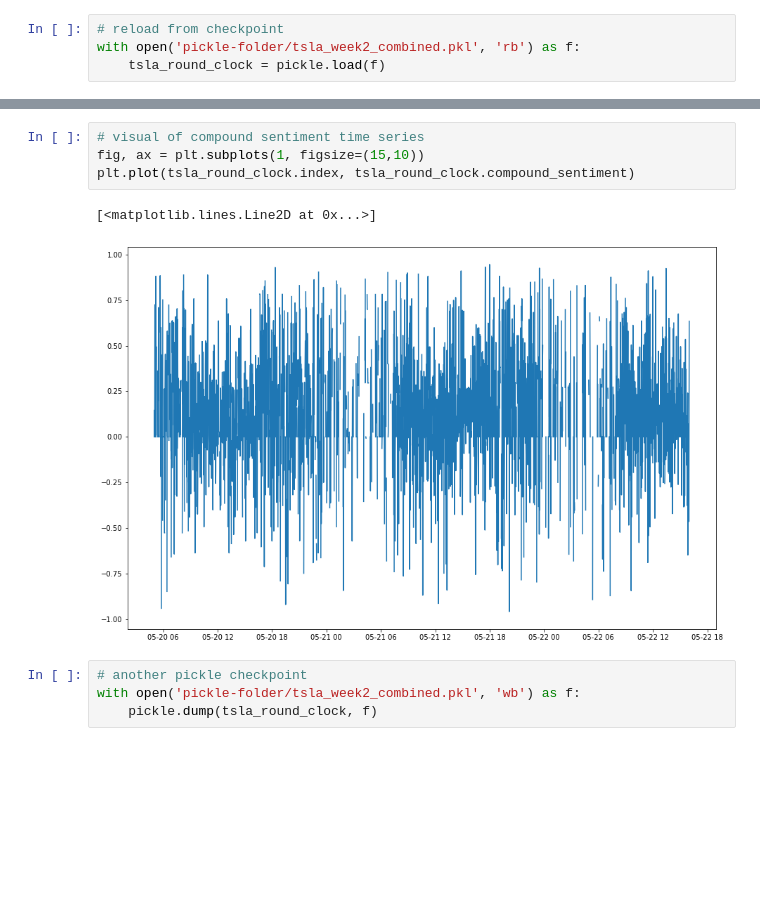
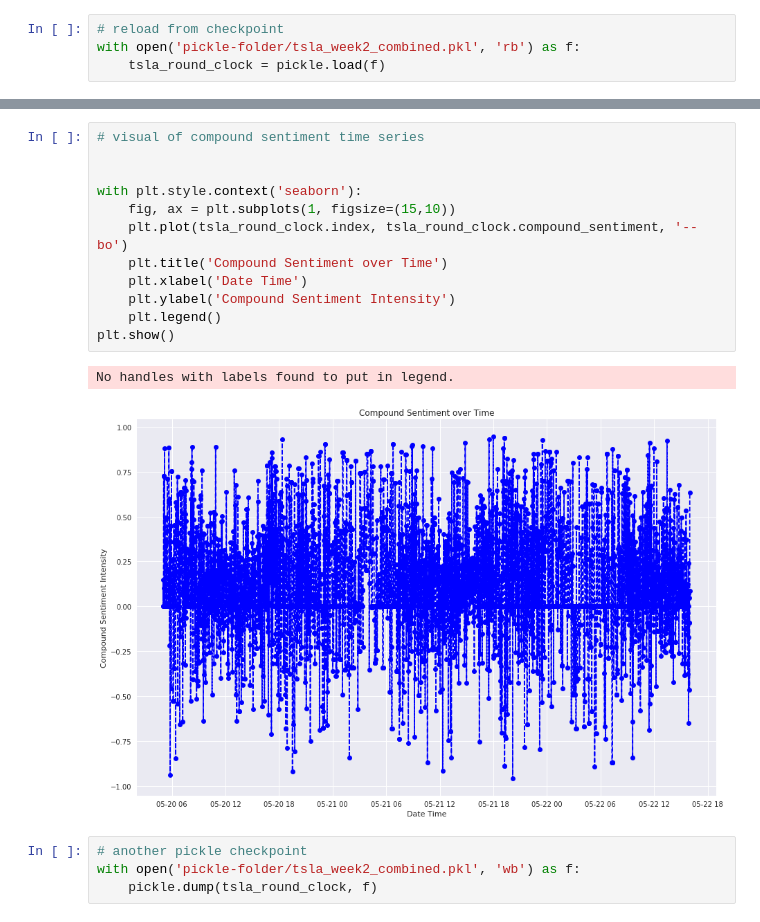
Before and after one commit to slucasmyer/TSLA-from-Twitter, a Jupyter notebook: TSLA-from-twitter/TSLA-EDA-feature-engineering-test-set.ipynb, the cells around one changed output, grey strips where cells are left out. Saved outputs shown, nothing was run; the diff lists cells and outputs as text; blank space fills up the shorter version.

```diff
--- a/TSLA-from-twitter/TSLA-EDA-feature-engineering-test-set.ipynb
+++ b/TSLA-from-twitter/TSLA-EDA-feature-engineering-test-set.ipynb
@@ -299,10 +300,18 @@ plt.plot(tsla_round_clock.index, tsla_round_clock.avg_price)
 # %%
 # visual of compound sentiment time series
-fig, ax = plt.subplots(1, figsize=(15,10))
-plt.plot(tsla_round_clock.index, tsla_round_clock.compound_sentiment)
+
+
+with plt.style.context('seaborn'):
+    fig, ax = plt.subplots(1, figsize=(15,10))
+    plt.plot(tsla_round_clock.index, tsla_round_clock.compound_sentiment, '--bo')
+    plt.title('Compound Sentiment over Time')
+    plt.xlabel('Date Time')
+    plt.ylabel('Compound Sentiment Intensity')
+    plt.legend()
+plt.show()
 # %% [output]
-[<matplotlib.lines.Line2D at 0x...>]
+No handles with labels found to put in legend.
-[figure, old version]
+[figure, new version]
 # %%
 # another pickle checkpoint
 with open('pickle-folder/tsla_week2_combined.pkl', 'wb') as f:
```
Also changed, not shown: parts of 2 cells of this notebook, 1 other file.
